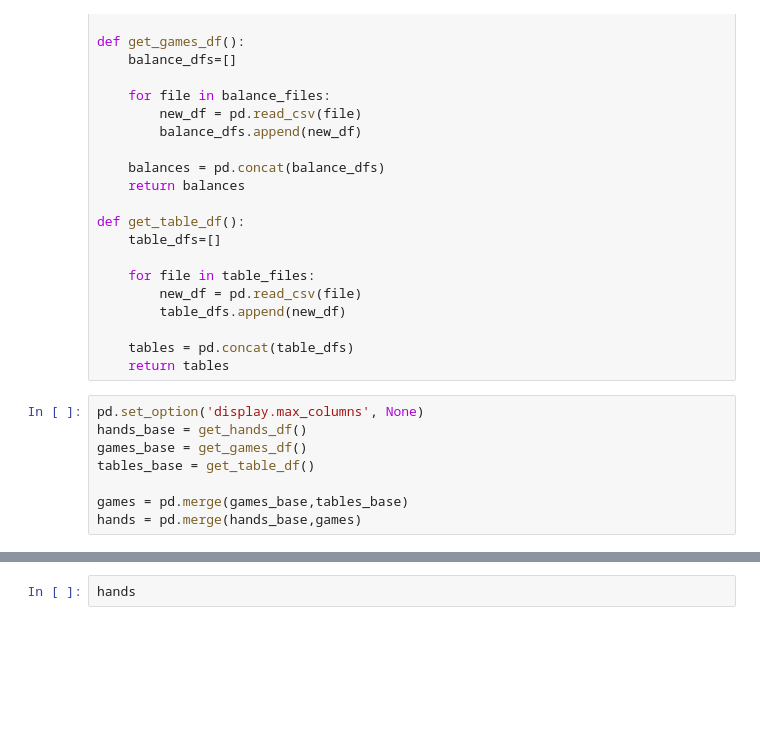
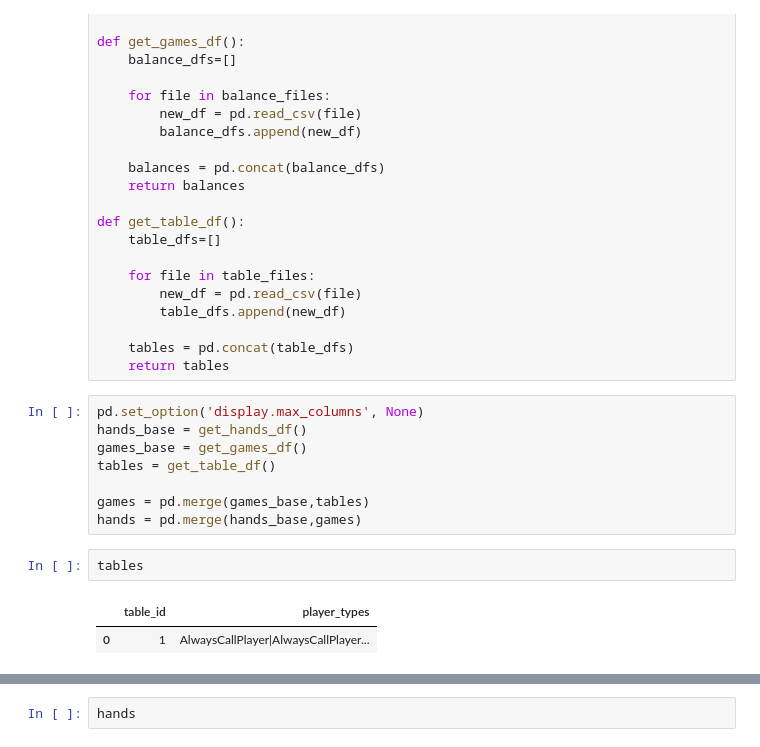
Before and after one commit to Silber8806/PokerPro, a Jupyter notebook: source_code/analysis/Poker Simulation Analysis.ipynb, the cells around one changed output, grey strips where cells are left out. Cells and saved outputs as stored; diff of their text form; blank space fills up the shorter version.

Commit message:
updating table pulls

```diff
--- a/source_code/analysis/Poker Simulation Analysis.ipynb
+++ b/source_code/analysis/Poker Simulation Analysis.ipynb
@@ -44,7 +44,12 @@ def get_table_df():
 pd.set_option('display.max_columns', None)
 hands_base = get_hands_df()
 games_base = get_games_df()
-tables_base = get_table_df()
+tables = get_table_df()
 
-games = pd.merge(games_base,tables_base)
+games = pd.merge(games_base,tables)
 hands = pd.merge(hands_base,games)
+# %%
+tables
+# %% [output]
+|  | table_id | player_types |
+| 0 | 1 | AlwaysCallPlayer|AlwaysCallPlayer... |
```
Also changed, not shown: parts of 2 cells of this notebook.
